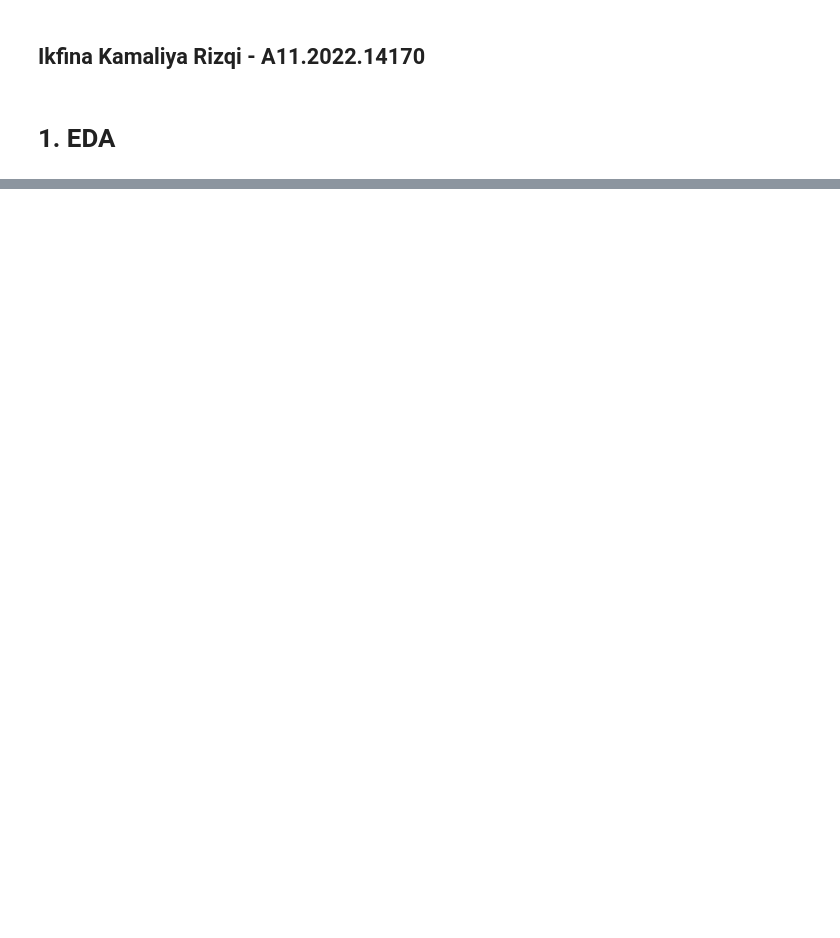
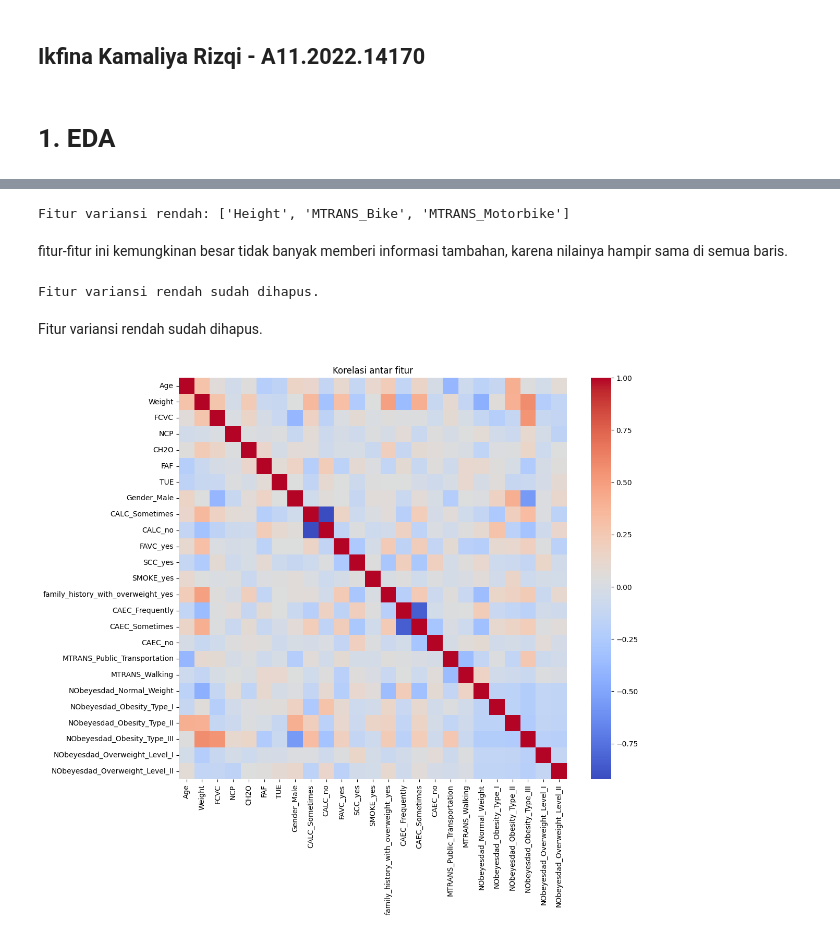
Before and after one commit to ikfinakmlya/capstone_datascience, a Jupyter notebook: Capstone_Bengkod.ipynb, the cells around one changed output, grey strips where cells are left out. Drawn from its saved outputs; the diff is of its cells as text; code cells hidden in the pictures; blank space fills up the shorter version.

```diff
--- a/Capstone_Bengkod.ipynb
+++ b/Capstone_Bengkod.ipynb
@@ -88,0 +381,21 @@ Beberapa kolom seperti Height, Weight, CH2O, FAF, dan TUE memiliki variasi nilai
+# %%
+# Tangani Eror (Contoh validasi kolom numerik tidak bernilai negatif (misalnya kolom umur atau harga))
+for col in df.select_dtypes(include=np.number).columns:
+    if (df[col] < 0).any():
+        print(f"Error nilai negatif ditemukan di kolom: {col}, akan diganti dengan median")
+        df.loc[df[col] < 0, col] = df[col].median()
+# %%
+# Tangani Outlier
+def remove_outliers_iqr(data, col):
+    Q1 = data[col].quantile(0.25)
+    Q3 = data[col].quantile(0.75)
+    IQR = Q3 - Q1
+    lower_bound = Q1 - 1.5 * IQR
+    upper_bound = Q3 + 1.5 * IQR
+    return data[(data[col] >= lower_bound) & (data[col] <= upper_bound)]
+
+# Terapkan pada semua kolom numerik
+for col in df.select_dtypes(include=np.number).columns:
+    original_len = len(df)
+    df = remove_outliers_iqr(df, col)
+    print(f"Outlier dihapus dari kolom '{col}': {original_len - len(df)} baris")
@@ -88,0 +411,11 @@ Beberapa kolom seperti Height, Weight, CH2O, FAF, dan TUE memiliki variasi nilai
+# %%
+# Cek kolom kategorik
+categorical_cols = df.select_dtypes(include=['object', 'category']).columns
+print("Kolom kategorik:", list(categorical_cols))
+
+# Pilih metode
+if len(categorical_cols) > 0:
+    df = pd.get_dummies(df, columns=categorical_cols, drop_first=True)
+    print("Semua kolom kategorik diubah jadi numerik dengan one-hot encoding.")
+else:
+    print("Tidak ada kolom kategorik yang perlu dikonversi.")
@@ -88,0 +445,29 @@ Beberapa kolom seperti Height, Weight, CH2O, FAF, dan TUE memiliki variasi nilai
+# %%
+# tentukan apakah semua feature perlu digunakan.
+
+from sklearn.feature_selection import VarianceThreshold
+
+selector = VarianceThreshold(threshold=0.01)  # Fitur dengan variansi < 1% dibuang
+selector.fit(df.drop('NObeyesdad_Overweight_Level_II', axis=1))
+
+low_variance_features = df.drop('NObeyesdad_Overweight_Level_II', axis=1).columns[~selector.get_support()]
+print("Fitur variansi rendah:", list(low_variance_features))
+# %% [output]
+Fitur variansi rendah: ['Height', 'MTRANS_Bike', 'MTRANS_Motorbike']
+# %% [markdown]
+fitur-fitur ini kemungkinan besar tidak banyak memberi informasi tambahan, karena nilainya hampir sama di semua baris.
+# %%
+df = df.drop(['Height', 'MTRANS_Bike', 'MTRANS_Motorbike'], axis=1)
+print("Fitur variansi rendah sudah dihapus.")
+# %% [output]
+Fitur variansi rendah sudah dihapus.
+# %% [markdown]
+Fitur variansi rendah sudah dihapus.
+# %%
+
+plt.figure(figsize=(12, 10))
+sns.heatmap(df.corr(numeric_only=True), annot=False, cmap='coolwarm')
+plt.title("Korelasi antar fitur")
+plt.show()
+# %% [output]
+[figure, added]
```
Also changed, not shown: parts of 27 cells of this notebook.
